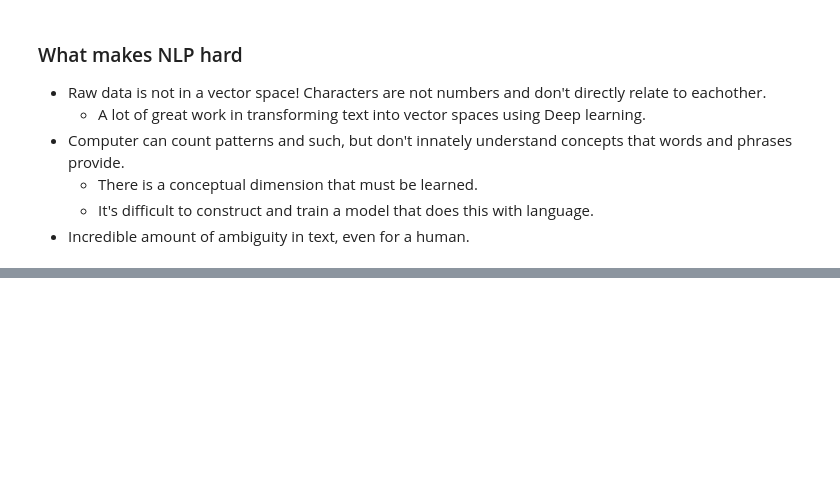
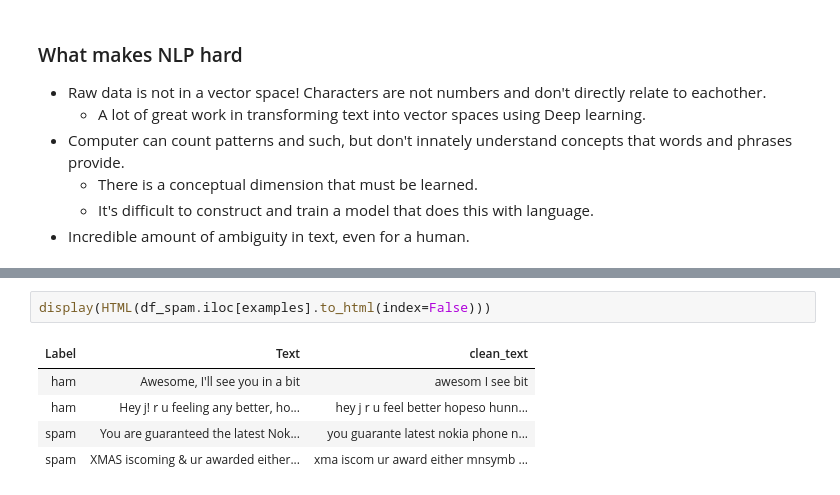
Before and after one commit to JeremyBYU/mdp-machine-learning, a Jupyter notebook: presentation/mdp_presentation_1.ipynb, the cells around one changed output, grey strips where cells are left out. Drawn from its saved outputs; the diff is of its cells as text; blank space fills up the shorter version.

```diff
--- a/presentation/mdp_presentation_1.ipynb
+++ b/presentation/mdp_presentation_1.ipynb
@@ -409,0 +541,8 @@ graph
+# %%
+display(HTML(df_spam.iloc[examples].to_html(index=False)))
+# %% [output]
+| Label | Text | clean_text |
+| ham | Awesome, I'll see you in a bit | awesom I see bit |
+| ham | Hey j! r u feeling any better, ho... | hey j r u feel better hopeso hunn... |
+| spam | You are guaranteed the latest Nok... | you guarante latest nokia phone n... |
+| spam | XMAS iscoming & ur awarded either... | xma iscom ur award either mnsymb ... |
```
Also changed, not shown: parts of 24 cells of this notebook, 1 other file.
